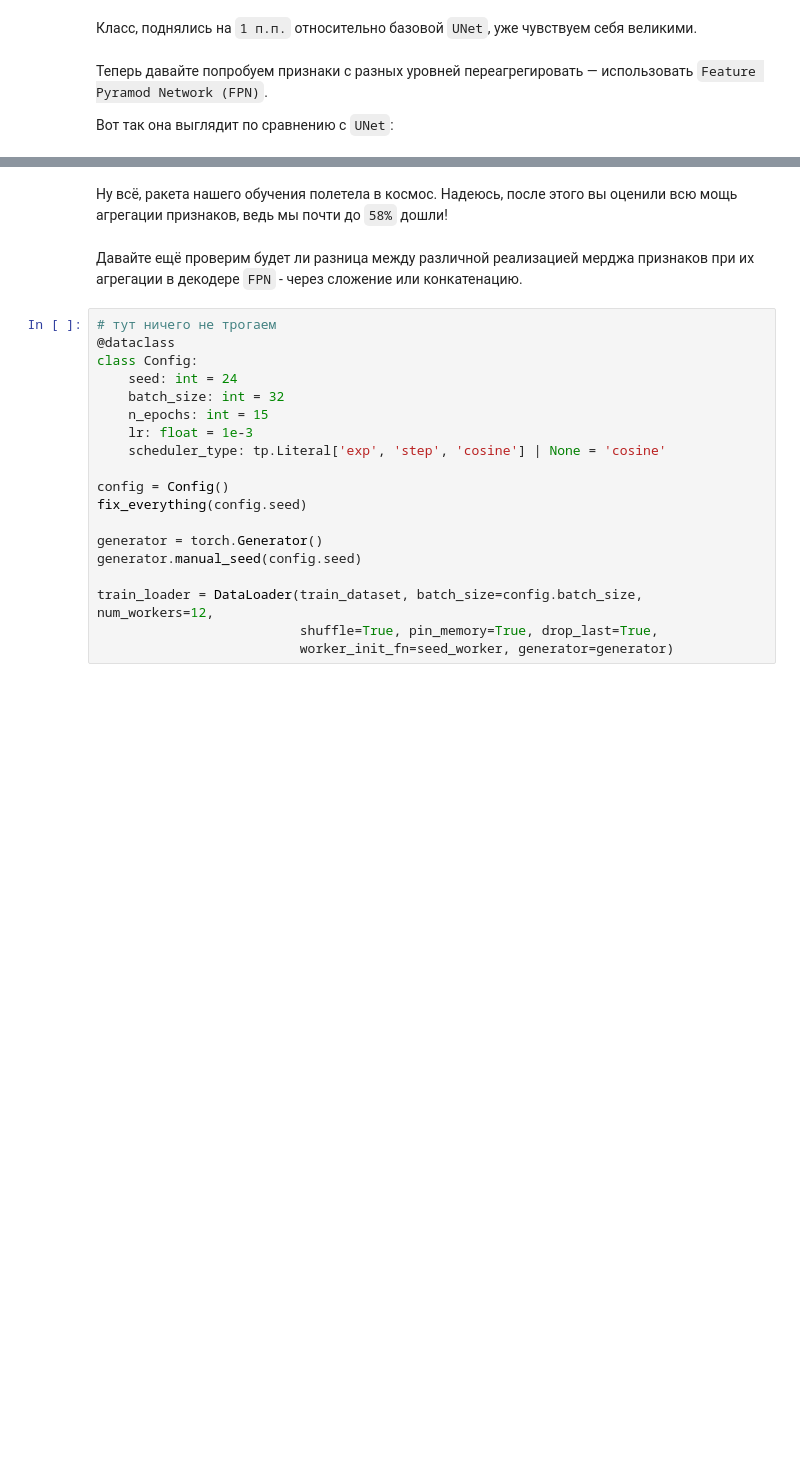
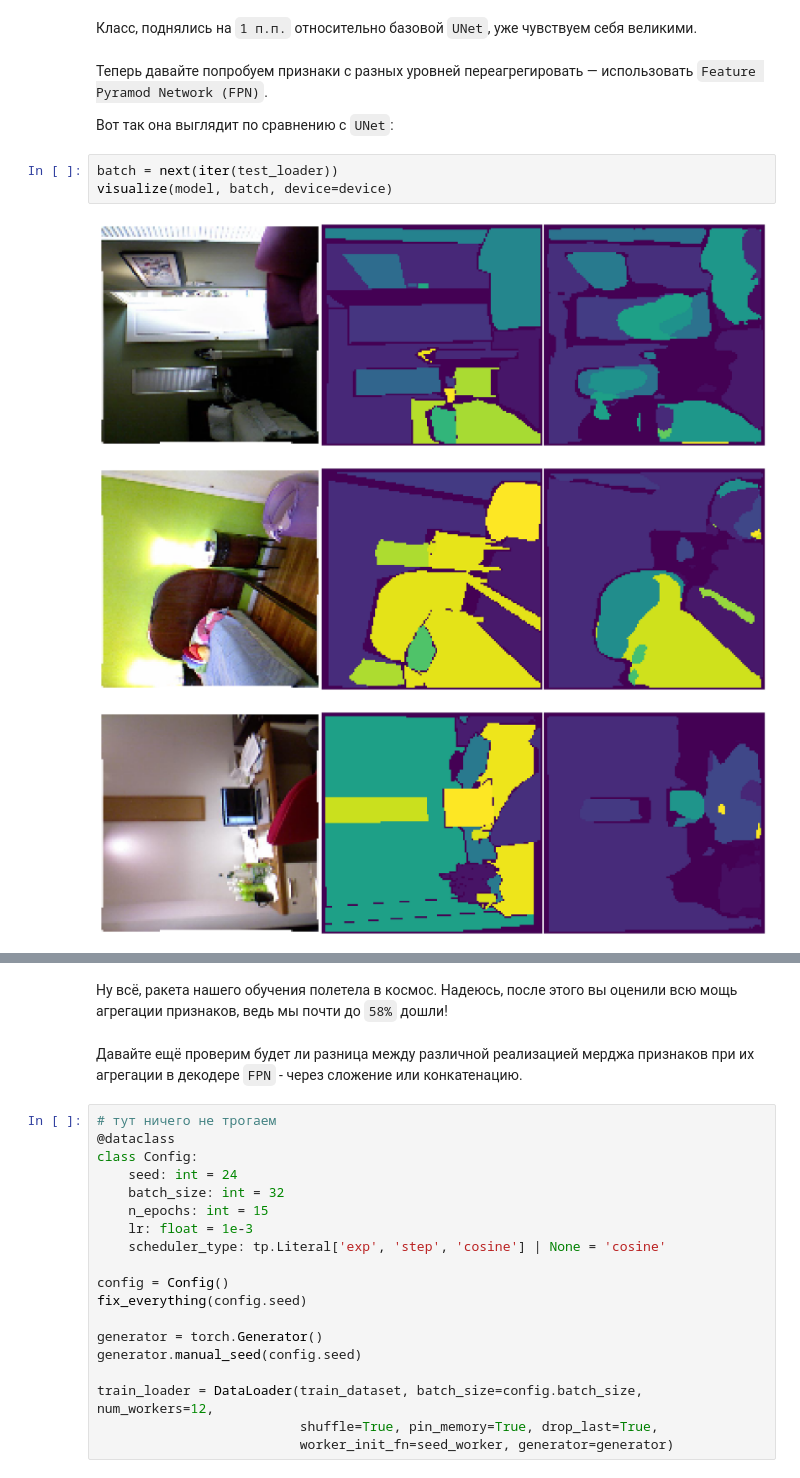
Before and after one commit to AndreyKurdyubov/Karpov.courses_DL, a Jupyter notebook: CV/Lesson_5/lesson_5_segm.ipynb, the cells around one changed output, grey strips where cells are left out. Drawn from its saved outputs; the diff is of its cells as text; blank space fills up the shorter version.

```diff
--- a/CV/Lesson_5/lesson_5_segm.ipynb
+++ b/CV/Lesson_5/lesson_5_segm.ipynb
@@ -895,6 +777,13 @@ The new W&B backend becomes opt-out in version 0.18.0; try it out with `wandb.re
 Теперь давайте попробуем признаки с разных уровней переагрегировать — использовать `Feature Pyramod Network (FPN)`.
 
 Вот так она выглядит по сравнению с `UNet`:
+# %%
+batch = next(iter(test_loader))
+visualize(model, batch, device=device)
+# %% [output]
+[figure, added]
+[figure, added]
+[figure, added]
 # %% [markdown]
 <p align="center">
   <a href="images/fpn.png"><img src="images/fpn.png" style="width:80%; height:50%;"/></a>
```
Also changed, not shown: parts of 34 cells of this notebook.
